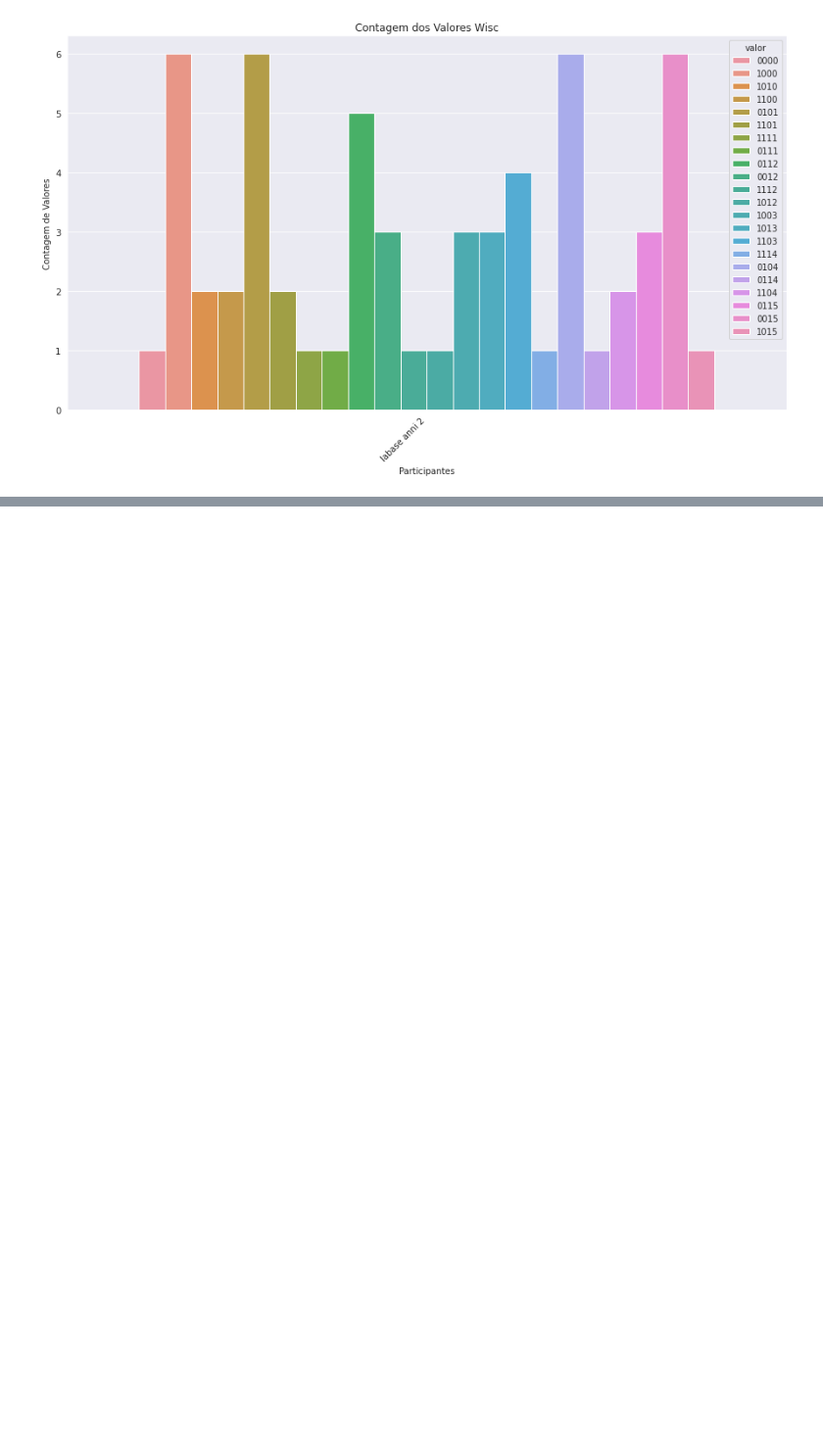
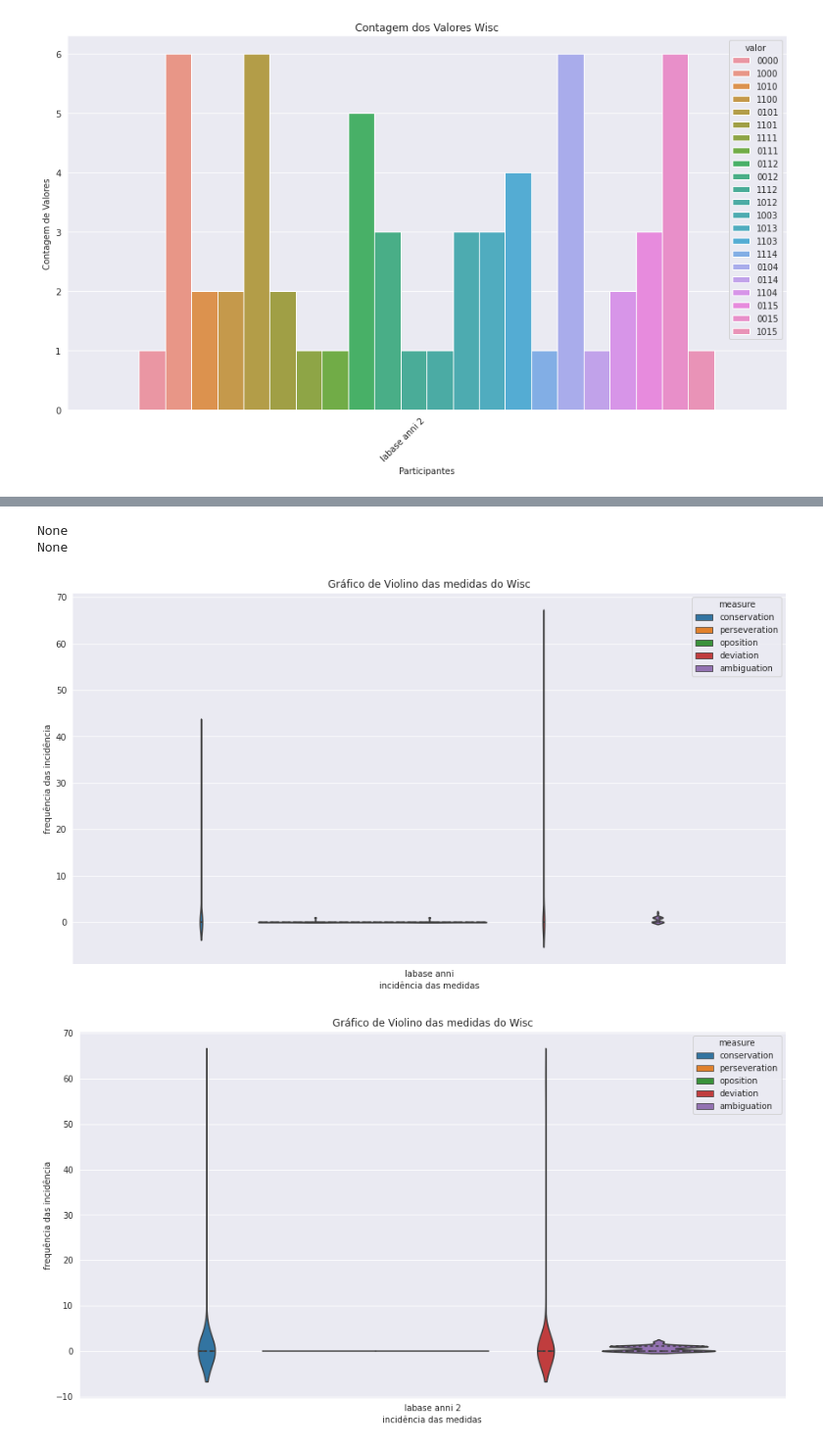
Before and after one commit to AnniProvietti/RIO20, a Jupyter notebook: fono_ceo-master/ipynb/dev/wcst.ipynb, the cells around one changed output, grey strips where cells are left out. Shown at 98% size. Saved outputs shown, nothing was run; the diff lists cells and outputs as text; code cells hidden in the pictures; blank space fills up the shorter version.

```diff
--- a/fono_ceo-master/ipynb/dev/wcst.ipynb
+++ b/fono_ceo-master/ipynb/dev/wcst.ipynb
@@ -294,2 +309,15 @@ None
 <Figure size 1080x576 with 0 Axes>
 [figure]
+# %%
+conf = WiscPlot.Cfplot(
+    col='ponto', title='Gráfico de Violino das medidas do Wisc', ylabel='frequência das incidência',
+    xlabel="incidência das medidas")
+dados = WiscPlot().rerieve_oid_from_person_df(dados_jogador_anni).violinplot(conf)
+dados2 = WiscPlot().rerieve_oid_from_person_df(dados_jogador_anni2).violinplot(conf)
+print(dados)
+print(dados2)
+# %% [output]
+None
+None
+[figure, added]
+[figure, added]
```
Also changed, not shown: parts of 8 cells of this notebook, 2 other files.
